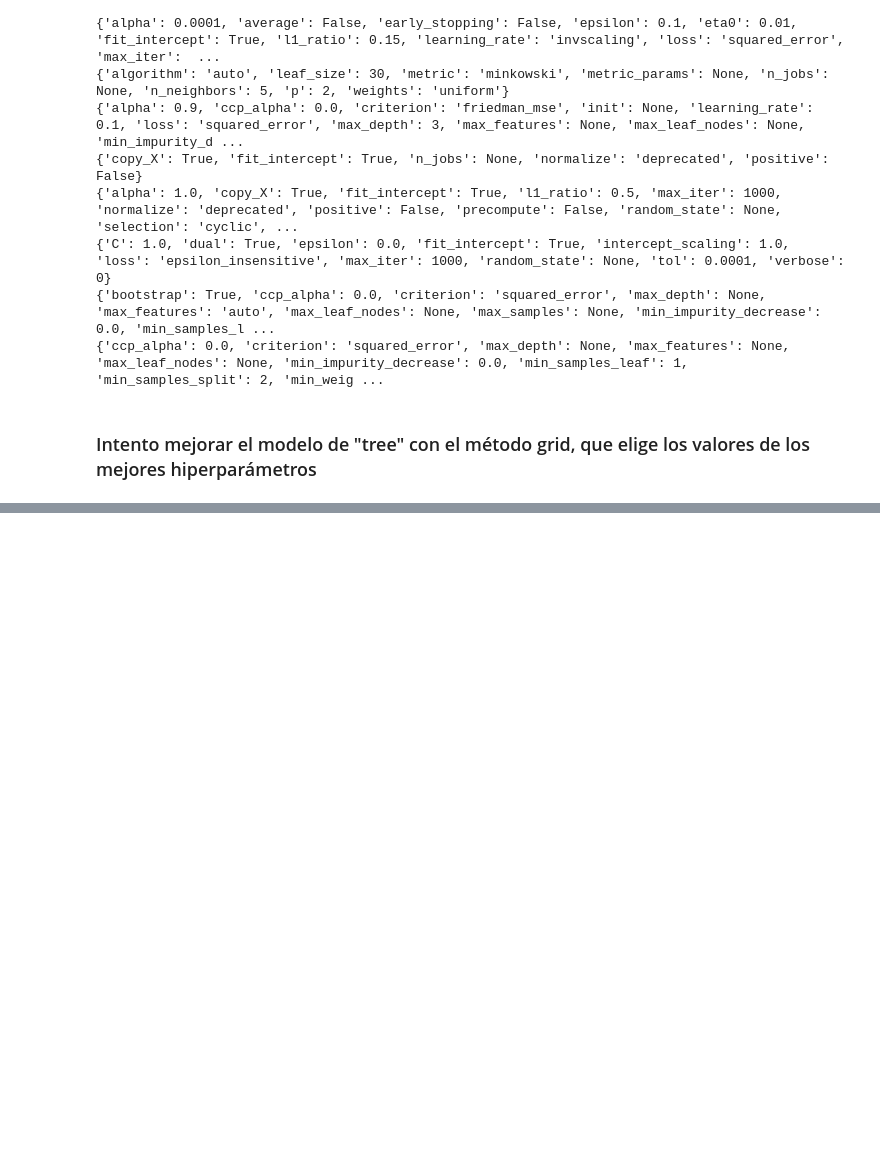
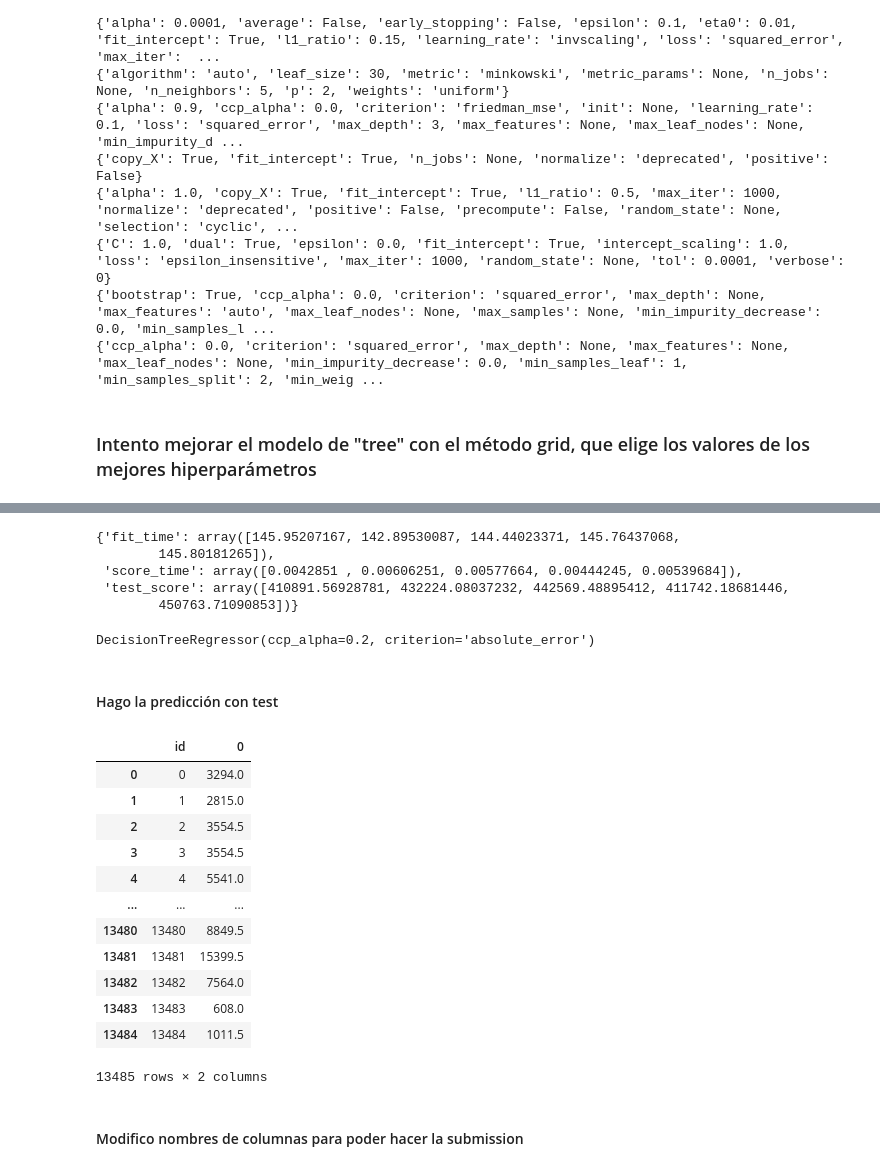
Before and after one commit to Beapsp/Project_Machine_Learning, a Jupyter notebook: notebook/Untitled1.ipynb, the cells around one changed output, grey strips where cells are left out. Cells and saved outputs as stored; diff of their text form; code cells hidden in the pictures; blank space fills up the shorter version.

```diff
--- a/notebook/Untitled1.ipynb
+++ b/notebook/Untitled1.ipynb
@@ -353,0 +428,40 @@ grid_svr = GridSearchCV(svr, parameters_svr, verbose = 1)
+# %%
+cross
+# %% [output]
+{'fit_time': array([145.95207167, 142.89530087, 144.44023371, 145.76437068,
+        145.80181265]),
+ 'score_time': array([0.0042851 , 0.00606251, 0.00577664, 0.00444245, 0.00539684]),
+ 'test_score': array([410891.56928781, 432224.08037232, 442569.48895412, 411742.18681446,
+        450763.71090853])}
+# %%
+best5= grid_tree.best_estimator_
+# %%
+best5
+# %% [output]
+DecisionTreeRegressor(ccp_alpha=0.2, criterion='absolute_error')
+# %% [markdown]
+#### Hago la predicción con test
+# %%
+y_pred_test5 = best5.predict(test_t)
+# %%
+test5 = pd.DataFrame(y_pred_test5)
+# %%
+test5 = test5.reset_index()
+# %%
+test5
+# %% [output]
+|  | id | 0 |
+| 0 | 0 | 3294.0 |
+| 1 | 1 | 2815.0 |
+| 2 | 2 | 3554.5 |
+| 3 | 3 | 3554.5 |
+| 4 | 4 | 5541.0 |
+| ... | ... | ... |
+| 13480 | 13480 | 8849.5 |
+| 13481 | 13481 | 15399.5 |
+| 13482 | 13482 | 7564.0 |
+| 13483 | 13483 | 608.0 |
+| 13484 | 13484 | 1011.5 |
+13485 rows × 2 columns
+# %% [markdown]
+#### Modifico nombres de columnas para poder hacer la submission
```
Also changed, not shown: parts of 18 cells of this notebook, 3 other files.
